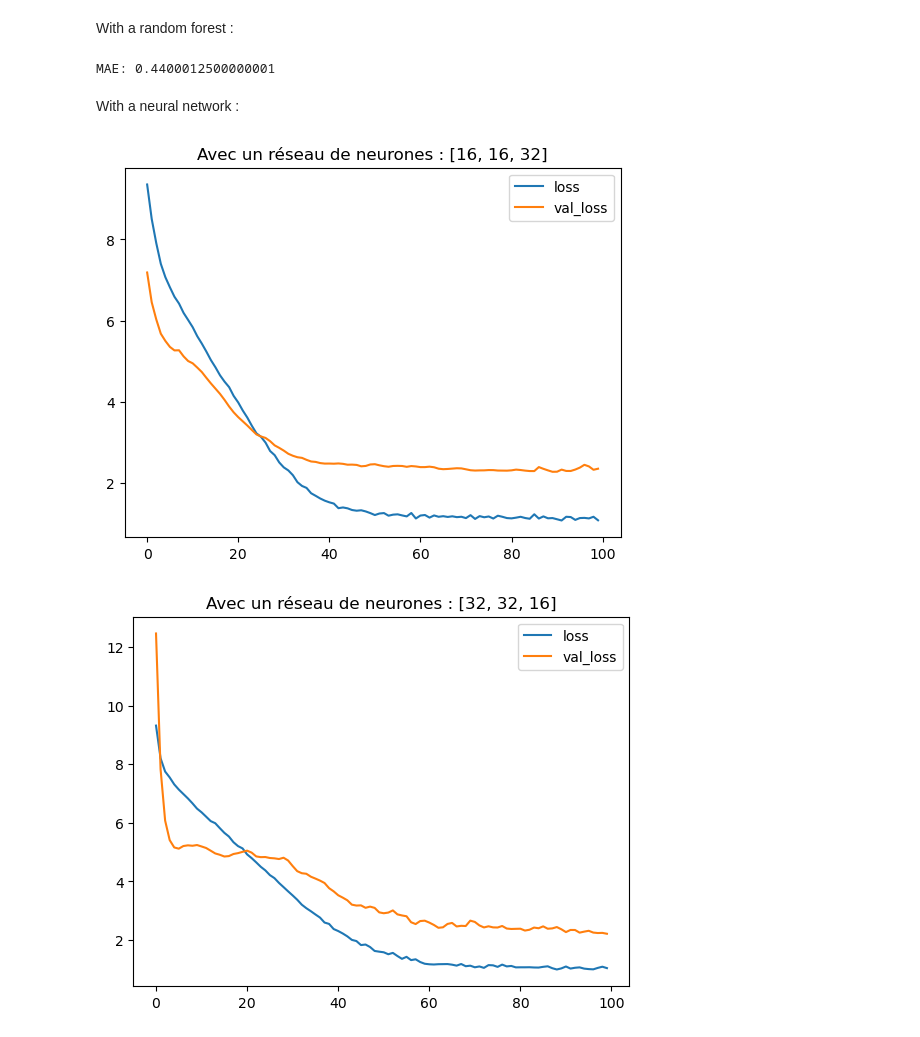
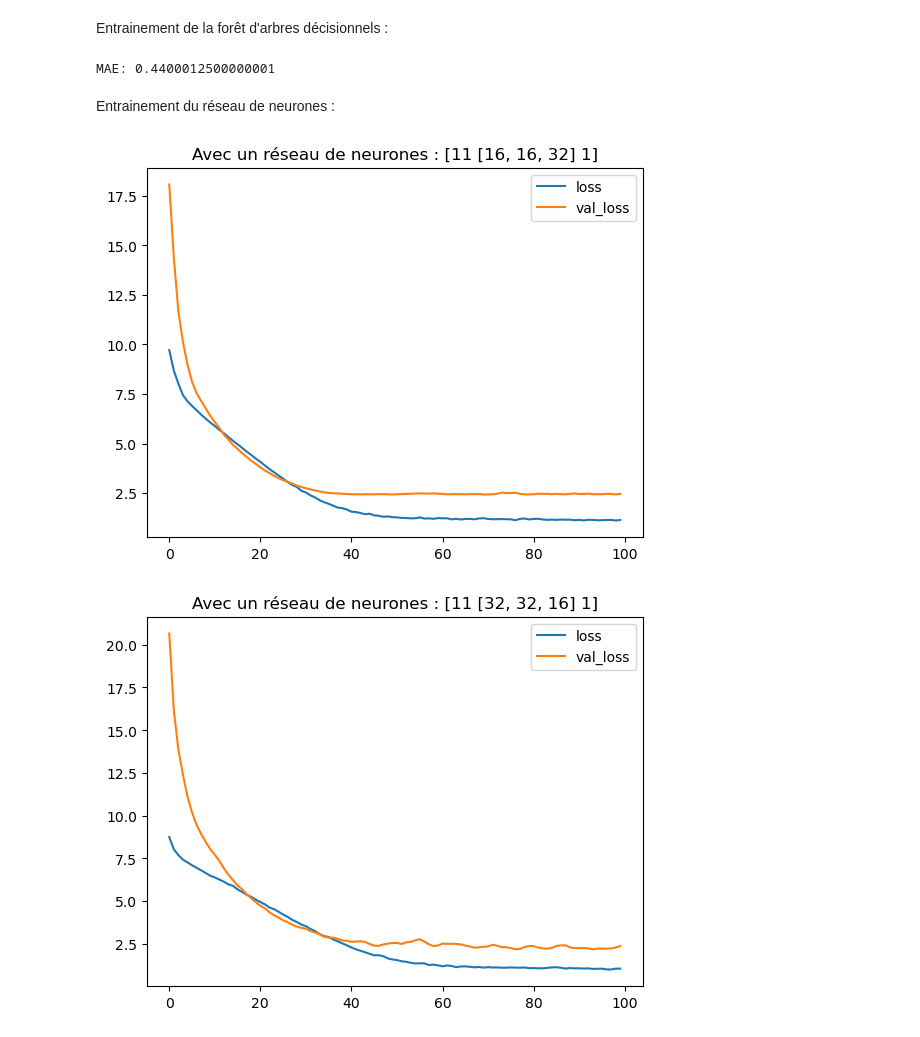
Before and after one commit to Thibaut-Le-Goff/No_wine_without_water, a Jupyter notebook: no-wine-without-water.ipynb, the cells around one changed output. Saved outputs shown, nothing was run; the diff lists cells and outputs as text; code cells hidden in the pictures.

```diff
--- a/no-wine-without-water.ipynb
+++ b/no-wine-without-water.ipynb
@@ -97,8 +118,8 @@ X = donnees_vin_rouge[entres]
 # Division de l'enselmbe des données en deux groupes,
 # l'un des deux sert à l'entrainement du model et l'autre pour validation sont éfficacité.
 entrainement_X, validation_X, entrainement_y, validation_y = train_test_split(X, y, random_state = 0)
-# %% [markdown]
-With a random forest :
+# %% [markdown]
+Entrainement de la forêt d'arbres décisionnels :
 # %%
 model_prediction_sucre = RandomForestRegressor(random_state=0)
 
@@ -115,8 +136,8 @@ model_validation_sucre = mean_absolute_error(prediction_validation, validation_y
 print("MAE: {}".format(model_validation_sucre))
 # %% [output]
 MAE: 0.4400012500000001
-# %% [markdown]
-With a neural network :
+# %% [markdown]
+Entrainement du réseau de neurones :
 # %%
 donnees_vin_rouge = pd.read_csv('/kaggle/input/red-wine-quality-cortez-et-al-2009/winequality-red.csv')
 
@@ -132,44 +153,47 @@ validation_y = donnees_validation['residual sugar']
 
 ############ Fonction d'entrainement pour tester plusieurs modèles ##############################
 def test_entrainement_reseau(nb_couches_cachee):
+
     model_prediction_sucre = Sequential()
 
     model_prediction_sucre.add(Dense(nb_couches_cachee[0], activation='relu', input_shape=(11,)))
+    model_prediction_sucre.add(BatchNormalization())
+    # La normalisation sert à metre à la même echelle les données.
 
     for i in range(len(nb_couches_cachee) - 1) :
         model_prediction_sucre.add(BatchNormalization())
         model_prediction_sucre.add(Dense(nb_couches_cachee[i + 1], activation='relu'))
 
     model_prediction_sucre.add(BatchNormalization())
+    # La normalisation sert à metre à la même echelle les données.
     model_prediction_sucre.add(Dense(1))
 
     model_prediction_sucre.compile(optimizer='adam', loss='mean_squared_error')
 
     entrainement = model_prediction_sucre.fit(
         entrainement_X, entrainement_y,
         validation_data=(validation_X, validation_y),
         batch_size=256,
         epochs=100,
         verbose=0,
     )
 
     resultats = pd.DataFrame(entrainement.history)
     resultats = resultats.loc[:, ['loss', 'val_loss']].plot()
-    resultats.set_title(f'Avec un réseau de neurones : {nb_couches_cachee}')
+    resultats.set_title(f'Avec un réseau de neurones : [11 {nb_couches_cachee} 1]')
     plt.show()
-
 #################################################################
 
 liste_resaux = [
     [16, 16, 32], [32, 32, 16],
     [16, 32, 32], [32, 16, 16],
     [32, 32, 32], [16, 16, 16],
 
     [32, 16, 32], [16, 32, 16],
 ]
 
 for i in liste_resaux :
     test_entrainement_reseau(i)
 # %% [output]
-[figure, old version]
+[figure, new version]
-[figure, old version]
+[figure, new version]
```
Also changed, not shown: parts of 14 cells of this notebook.
